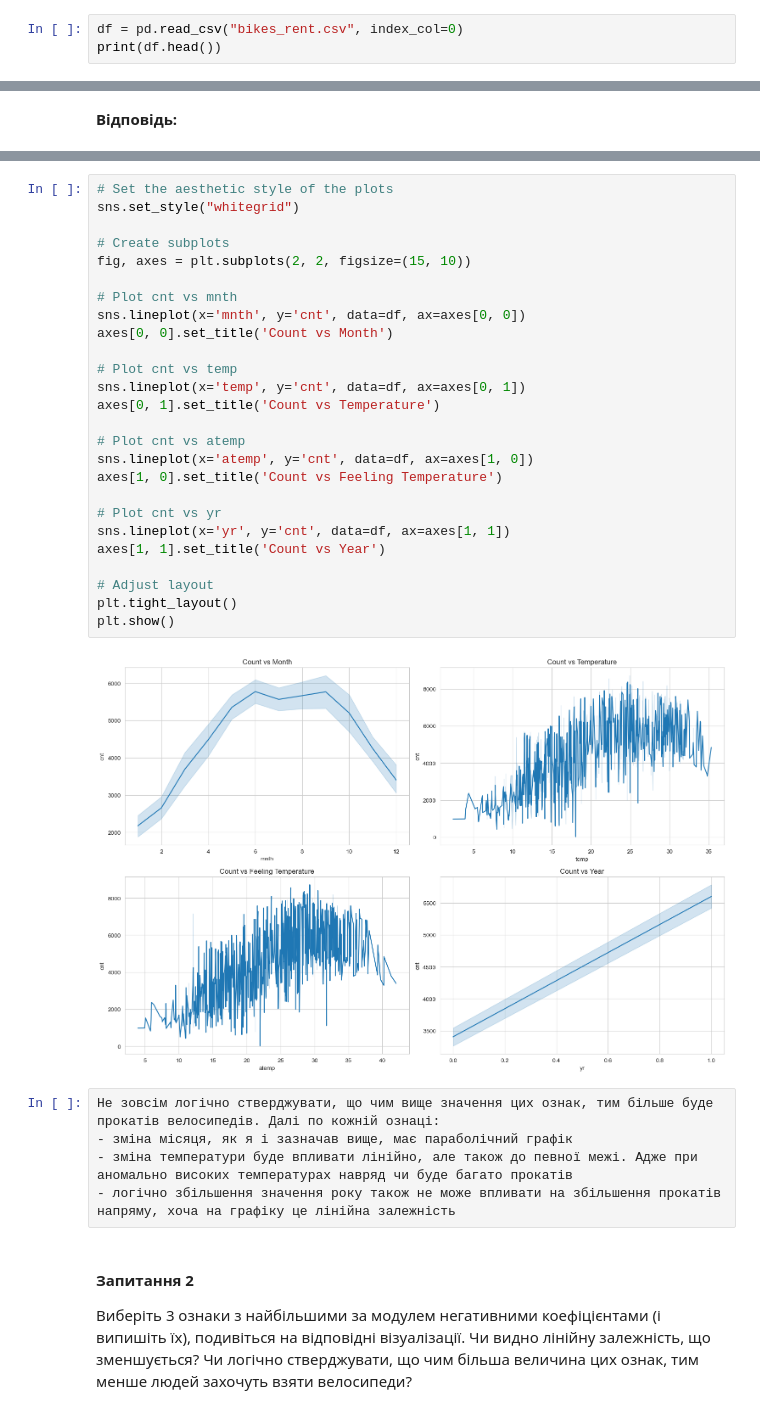
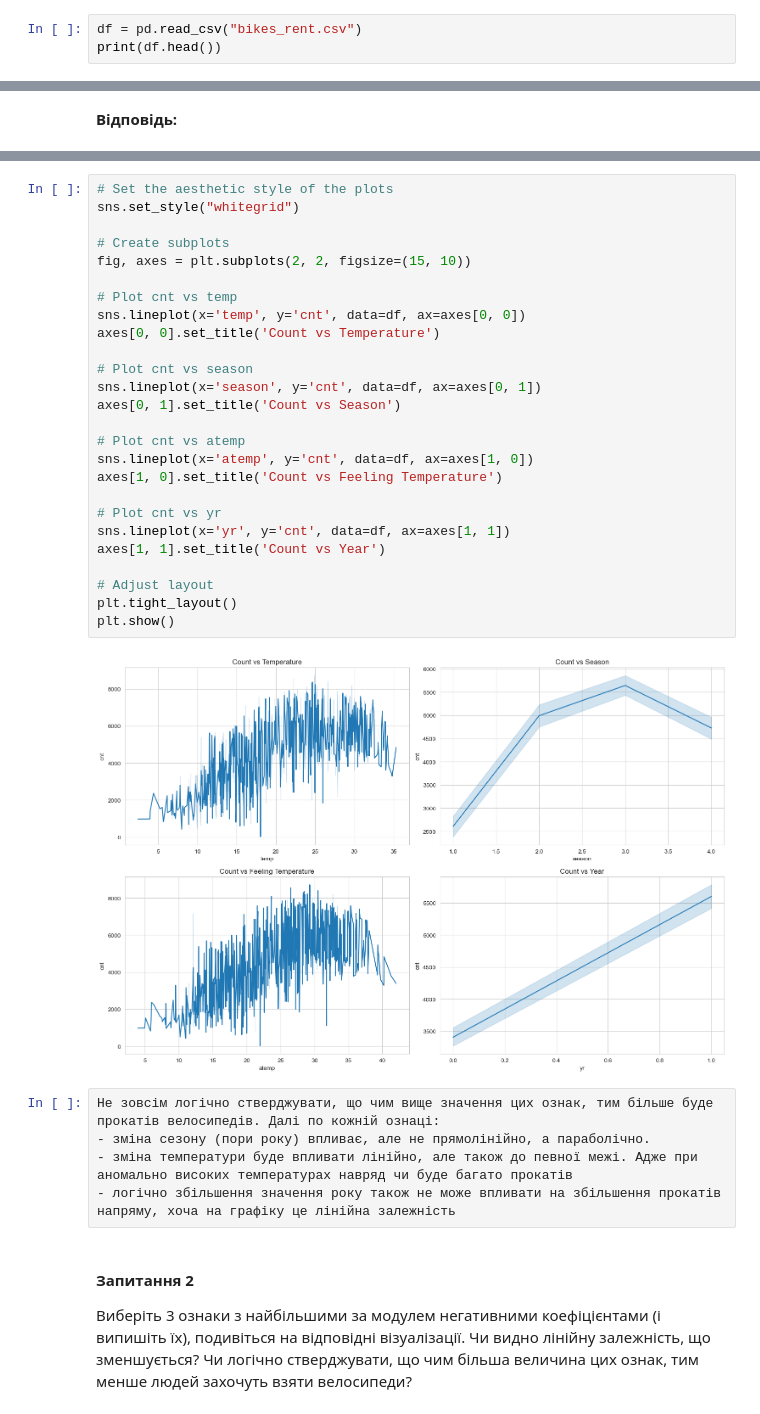
Before and after one commit to SergiyDovgopolyk/Data_Science, a Jupyter notebook: HW-4.ipynb, the cells around one changed output, grey strips where cells are left out. Drawn from its saved outputs; the diff is of its cells as text.

```diff
--- a/HW-4.ipynb
+++ b/HW-4.ipynb
@@ -19,6 +19,6 @@ import seaborn as sns
 # %% [markdown]
 Завантажте датасет за допомогою функції __pandas.read_csv__ у змінну __df__. Виведіть перші 5 рядків, щоб переконатися в коректному зчитуванні даних:
 # %%
-df = pd.read_csv("bikes_rent.csv", index_col=0)
+df = pd.read_csv("bikes_rent.csv")
 print(df.head())
 # %% [output]
@@ -564,34 +549,34 @@ yr
 # %%
 # Set the aesthetic style of the plots
 sns.set_style("whitegrid")
 
 # Create subplots
 fig, axes = plt.subplots(2, 2, figsize=(15, 10))
 
-# Plot cnt vs mnth
-sns.lineplot(x='mnth', y='cnt', data=df, ax=axes[0, 0])
-axes[0, 0].set_title('Count vs Month')
+# Plot cnt vs temp
+sns.lineplot(x='temp', y='cnt', data=df, ax=axes[0, 0])
+axes[0, 0].set_title('Count vs Temperature')
 
-# Plot cnt vs temp
-sns.lineplot(x='temp', y='cnt', data=df, ax=axes[0, 1])
-axes[0, 1].set_title('Count vs Temperature')
+# Plot cnt vs season
+sns.lineplot(x='season', y='cnt', data=df, ax=axes[0, 1])
+axes[0, 1].set_title('Count vs Season')
 
 # Plot cnt vs atemp
 sns.lineplot(x='atemp', y='cnt', data=df, ax=axes[1, 0])
 axes[1, 0].set_title('Count vs Feeling Temperature')
 
 # Plot cnt vs yr
 sns.lineplot(x='yr', y='cnt', data=df, ax=axes[1, 1])
 axes[1, 1].set_title('Count vs Year')
 
 # Adjust layout
 plt.tight_layout()
 plt.show()
 # %% [output]
-[figure, old version]
+[figure, new version]
 # %%
 Не зовсім логічно стверджувати, що чим вище значення цих ознак, тим більше буде прокатів велосипедів. Далі по кожній ознаці:
-- зміна місяця, як я і зазначав вище, має параболічний графік
+- зміна сезону (пори року) впливає, але не прямолінійно, а параболічно.
 - зміна температури буде впливати лінійно, але також до певної межі. Адже при аномально високих температурах навряд чи буде багато прокатів
 - логічно збільшення значення року також не може впливати на збільшення прокатів напряму, хоча на графіку це лінійна залежність
 # %% [markdown]
```
Also changed, not shown: parts of 21 cells of this notebook.
